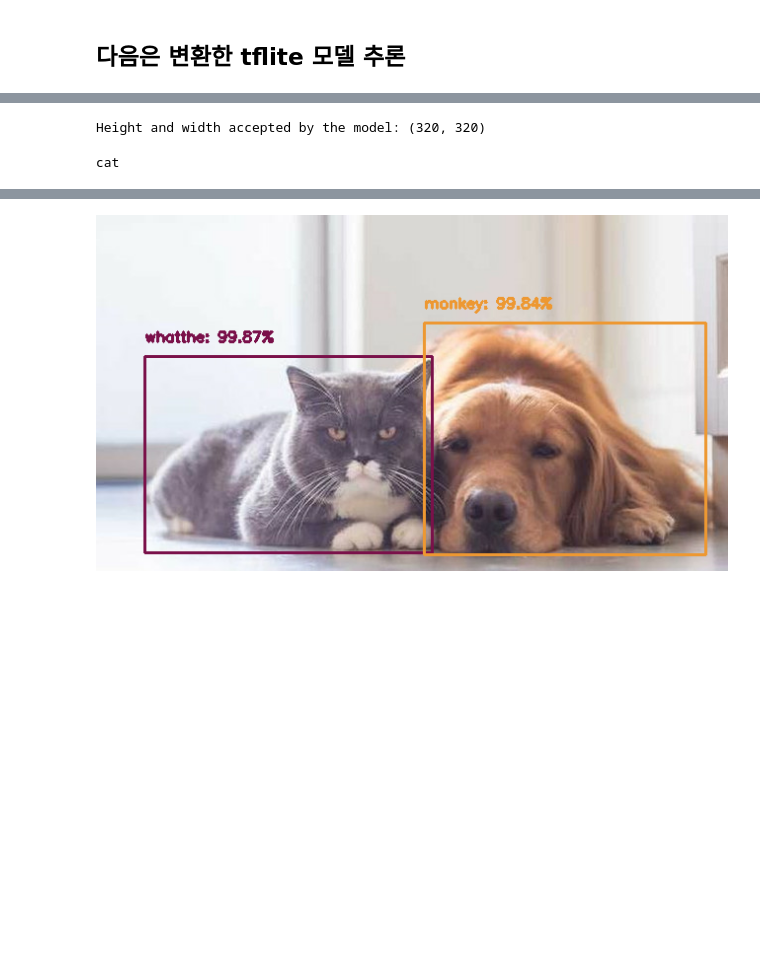
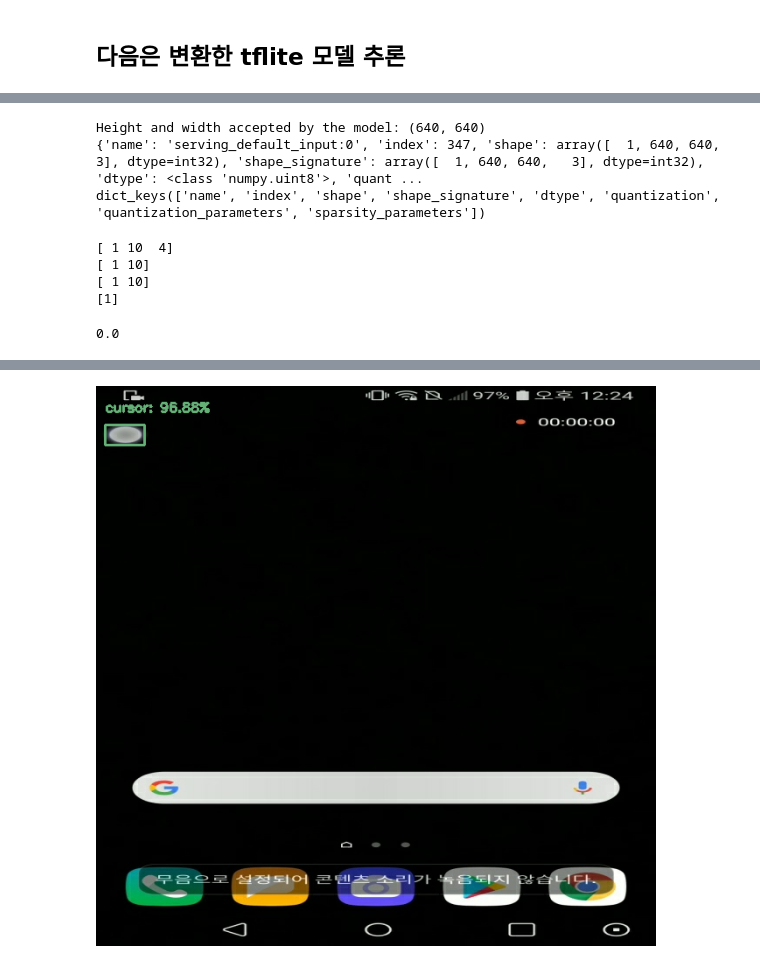
Before and after one commit to yousungchoi/tf2_object_detection_dataset, a Jupyter notebook: main.ipynb, the cells around one changed output, grey strips where cells are left out. Cells and saved outputs as stored; diff of their text form; code cells hidden in the pictures; blank space fills up the shorter version.

```diff
--- a/main.ipynb
+++ b/main.ipynb
@@ -733,38 +1154,49 @@ Image.open('image.png')
 # %%
 # Load the TFLite model
-interpreter = tf.lite.Interpreter(model_path="/home/yousungchoi/projects/yousung_racoon/tf2_object_detection_dataset/workspace/training_demo/exported-models/exported_for_tflite/saved_model/converted_model_from_tfnightly.tflite")
+interpreter = tf.lite.Interpreter(model_path="/home/yousungchoi/projects/project_coordination/workspace/training_demo/exported-models/1st_trial/exported_for_tflite/saved_model/201223_640640_quantized.tflite")
+# interpreter = tf.lite.Interpreter(model_path="/home/yousungchoi/classes/1_Ambient_computing/99_project/2_pretest_Ambient_project/test_model/ssd_mobilenet_v2_320x320_coco17_tpu-8/exported_tflite/quantize_test_ssd.tflite")
 interpreter.allocate_tensors()
 _, HEIGHT, WIDTH, _ = interpreter.get_input_details()[0]['shape']
 print(f"Height and width accepted by the model: {HEIGHT, WIDTH}")
+print(interpreter.get_input_details()[0])
+print(interpreter.get_output_details()[0].keys())
 # %% [output]
-Height and width accepted by the model: (320, 320)
+Height and width accepted by the model: (640, 640)
+{'name': 'serving_default_input:0', 'index': 347, 'shape': array([  1, 640, 640,   3], dtype=int32), 'shape_signature': array([  1, 640, 640,   3], dtype=int32), 'dtype': <class 'numpy.uint8'>, 'quant ...
+dict_keys(['name', 'index', 'shape', 'shape_signature', 'dtype', 'quantization', 'quantization_parameters', 'sparsity_parameters'])
+# %%
+for i in range(4):
+    print(interpreter.get_output_details()[i]['shape'])
+# %% [output]
+[ 1 10  4]
+[ 1 10]
+[ 1 10]
+[1]
+# %%
+print(get_output_tensor(interpreter, 3))
+# %% [output]
+0.0
 # %%
 #@title Image preprocessing utils
 def preprocess_image(image_path):
     img = tf.io.read_file(image_path)
     img = tf.io.decode_image(img, channels=3)
-    img = tf.image.convert_image_dtype(img, tf.float32)
+#     img = tf.image.convert_image_dtype(img, tf.float32)
+    img = tf.image.convert_image_dtype(img, tf.uint8)
     original_image = img
     resized_img = tf.image.resize(img, (HEIGHT, WIDTH))
     resized_img = resized_img[tf.newaxis, :]
     return resized_img, original_image
 # %%
 #@title Define the label dictionary and color map
-LABEL_DICT = {0 : 'whatthe',
-    1: 'cat',
-    2: 'monkey',
-    3: 'dog'
+LABEL_DICT = {0 : 'cursor',
 }
 
 COLORS = np.random.randint(0, 255, size=(len(LABEL_DICT), 3),
                             dtype="uint8")
-# %%
-print(LABEL_DICT[1])
-# %% [output]
-cat
 # %%
 #@title Inference utils
-def display_results(image_path, threshold=0.3):
+def display_results(image_path, threshold=0.6):
     # Load the input image and preprocess it
     preprocessed_image, original_image = preprocess_image(image_path)
     # print(preprocessed_image.shape, original_image.shape)
@@ -776,6 +1208,7 @@ def display_results(image_path, threshold=0.3):
 
     # =============Display the results====================
     original_numpy = original_image.numpy()
+    print(results)
     for obj in results:
         # Convert the bounding box figures from relative coordinates
         # to absolute coordinates based on the original resolution
@@ -802,10 +1235,11 @@ def display_results(image_path, threshold=0.3):
         cv2.putText(original_numpy, label, (xmin, y),
             cv2.FONT_HERSHEY_SIMPLEX, 0.5, color, 2)
 
+    return original_numpy
     # return the final ima
-    original_int = (original_numpy * 255).astype(np.uint8)
-    return original_int
+#     original_int = (original_numpy * 255).astype(np.uint8)
+#     return original_int
 # %%
-resultant_image = display_results("image.png")
+resultant_image = display_results("/home/yousungchoi/projects/project_coordination/workspace/training_demo/images/test/images0026_resized_linear.jpg")
 Image.fromarray(resultant_image)
 # %% [output]
@@ -815 +1250 @@ Elapsed time: 27.78224996291101 miliseconds
-[figure, old version]
+[figure, new version]
```
Also changed, not shown: parts of 47 cells of this notebook, 13 other files.
